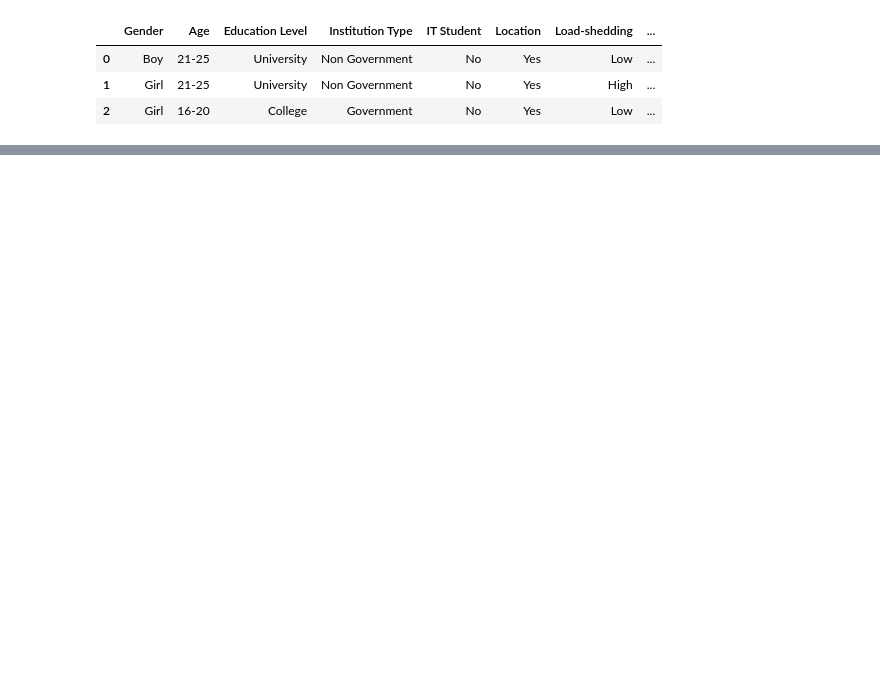
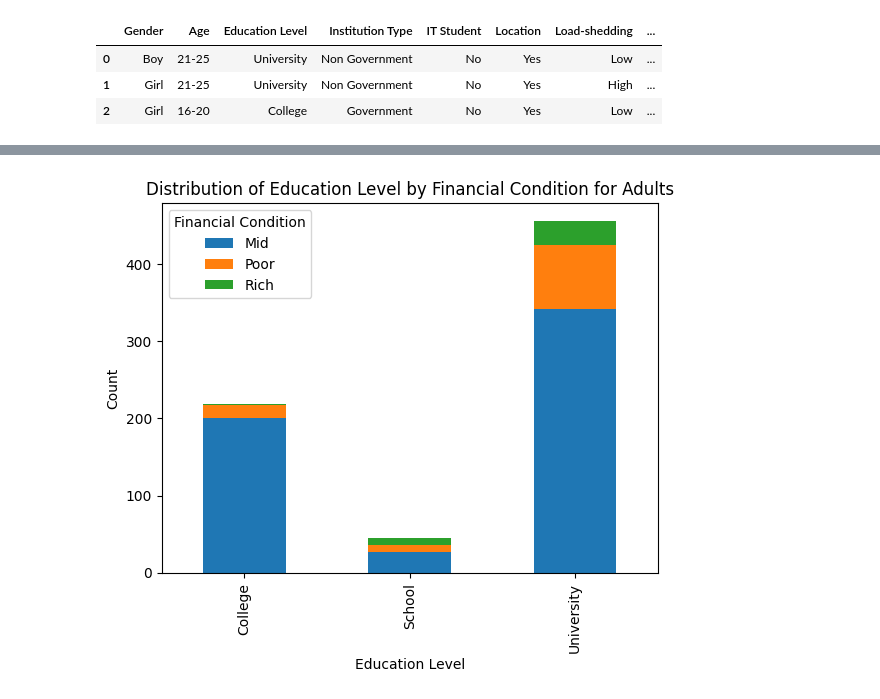
Before and after one commit to Bighsueh/AdaptabilityLevelAnalysis, a Jupyter notebook: main.ipynb, the cells around one changed output, grey strips where cells are left out. Saved outputs shown, nothing was run; the diff lists cells and outputs as text; code cells hidden in the pictures; blank space fills up the shorter version.

```diff
--- a/main.ipynb
+++ b/main.ipynb
@@ -147,0 +175,17 @@ Girl                     142             400
+# %%
+# 選擇年齡大於或等於18歲的樣本
+df_adults = df[df['Age'] >= 18]
+
+# 使用 pd.crosstab 函數計算不同教育程度和經濟狀況的交叉分析
+cross_table_fc = pd.crosstab(df_adults['Education Level'], df_adults['Financial Condition'])
+
+# 繪製堆疊條形圖
+cross_table_fc.plot(kind='bar', stacked=True)
+
+# 設置標籤
+plt.xlabel('Education Level')
+plt.ylabel('Count')
+plt.title('Distribution of Education Level by Financial Condition for Adults')
+plt.show()
+# %% [output]
+[figure, added]
```
Also changed, not shown: parts of 23 cells of this notebook.
